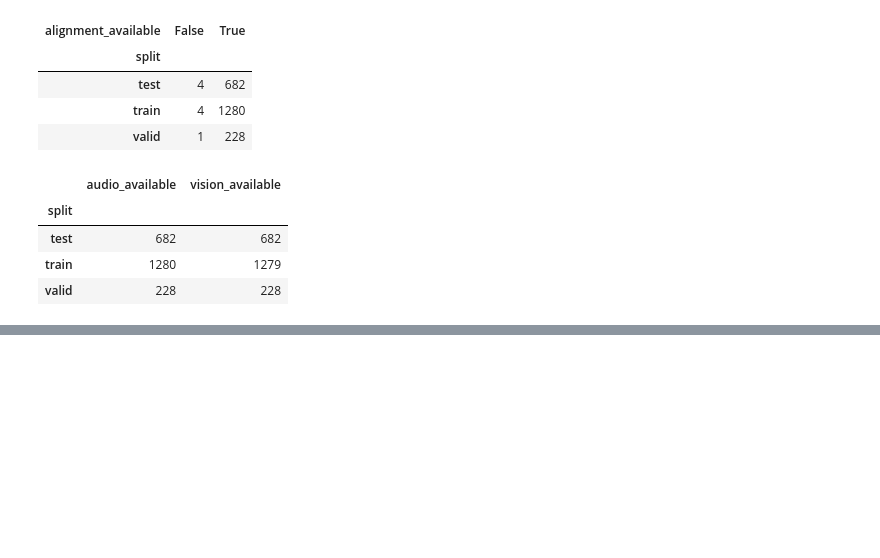
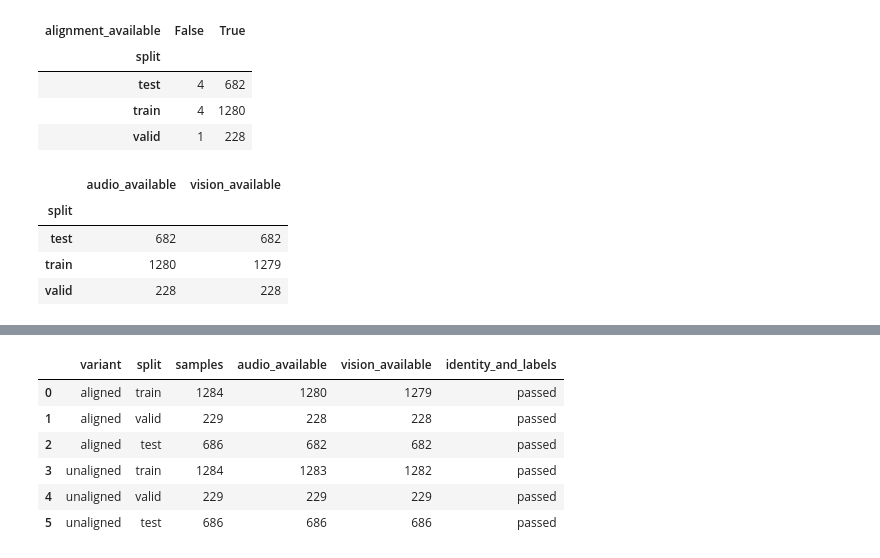
Before and after one commit to danghau2512/DataMining-MSA, a Jupyter notebook: src/notebooks/02_Preprocessing.ipynb, the cells around one changed output, grey strips where cells are left out. Drawn from its saved outputs; the diff is of its cells as text; code cells hidden in the pictures; blank space fills up the shorter version.

```diff
--- a/src/notebooks/02_Preprocessing.ipynb
+++ b/src/notebooks/02_Preprocessing.ipynb
@@ -3779,0 +4319,80 @@ display(
+# %%
+EXPORT_DIR = (
+    DATA_ROOT / "preprocessing/exports_v1/20261104_094739/p99"
+)
+
+manifest = pd.read_csv(
+    DATA_ROOT / "preprocessing/shared/manifest.csv",
+    dtype={"id": str, "video_id": str},
+    keep_default_na=False,
+)
+
+expected_counts = {"train": 1284, "valid": 229, "test": 686}
+validation_rows = []
+
+def read_export(variant):
+    with gzip.open(
+        EXPORT_DIR / f"{variant}_p99.pkl.gz", "rb"
+    ) as file:
+        return pickle.load(file)
+
+for variant in ["aligned", "unaligned"]:
+    dataset = read_export(variant)
+    video_sets = {}
+
+    for split, expected_count in expected_counts.items():
+        data = dataset[split]
+        expected = manifest[
+            manifest["split"] == split
+        ].set_index("id")
+
+        ids = data["id"].tolist()
+
+        assert len(ids) == expected_count
+        assert len(set(ids)) == len(ids)
+        assert set(ids) == set(expected.index)
+
+        ordered = expected.loc[ids]
+
+        np.testing.assert_array_equal(
+            data["video_id"],
+            ordered["video_id"].to_numpy(dtype=str),
+        )
+        np.testing.assert_array_equal(
+            data["regression_labels"].ravel(),
+            ordered["label"].to_numpy(dtype=np.float32),
+        )
+
+        labels = data["regression_labels"]
+        assert np.isfinite(labels).all()
+        assert ((labels >= -3) & (labels <= 3)).all()
+
+        video_sets[split] = set(data["video_id"])
+
+        validation_rows.append({
+            "variant": variant,
+            "split": split,
+            "samples": len(ids),
+            "audio_available": int(data["audio_available"].sum()),
+            "vision_available": int(data["vision_available"].sum()),
+            "identity_and_labels": "passed",
+        })
+
+    assert video_sets["train"].isdisjoint(video_sets["valid"])
+    assert video_sets["train"].isdisjoint(video_sets["test"])
+    assert video_sets["valid"].isdisjoint(video_sets["test"])
+
+    del dataset, data
+    gc.collect()
+
+validation_report = pd.DataFrame(validation_rows)
+display(validation_report)
+print("ID, nhãn và split đã khớp manifest.")
+# %% [output]
+|  | variant | split | samples | audio_available | vision_available | identity_and_labels |
+| 0 | aligned | train | 1284 | 1280 | 1279 | passed |
+| 1 | aligned | valid | 229 | 228 | 228 | passed |
+| 2 | aligned | test | 686 | 682 | 682 | passed |
+| 3 | unaligned | train | 1284 | 1283 | 1282 | passed |
+| 4 | unaligned | valid | 229 | 229 | 229 | passed |
+| 5 | unaligned | test | 686 | 686 | 686 | passed |
```
Also changed, not shown: parts of 15 cells of this notebook.
